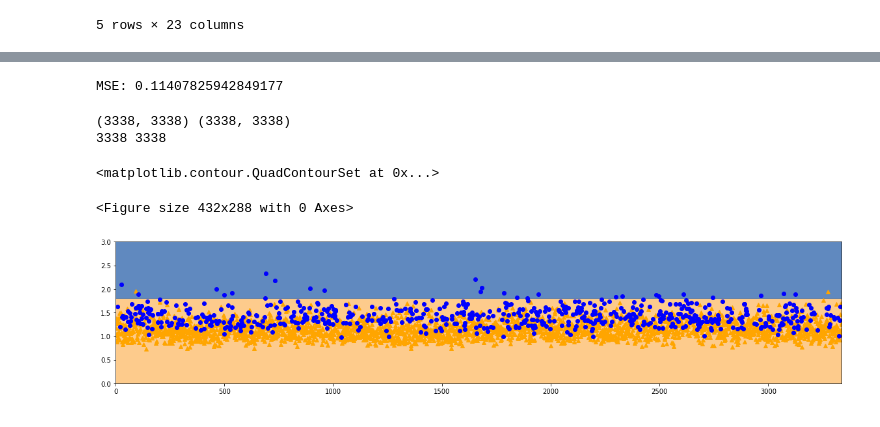
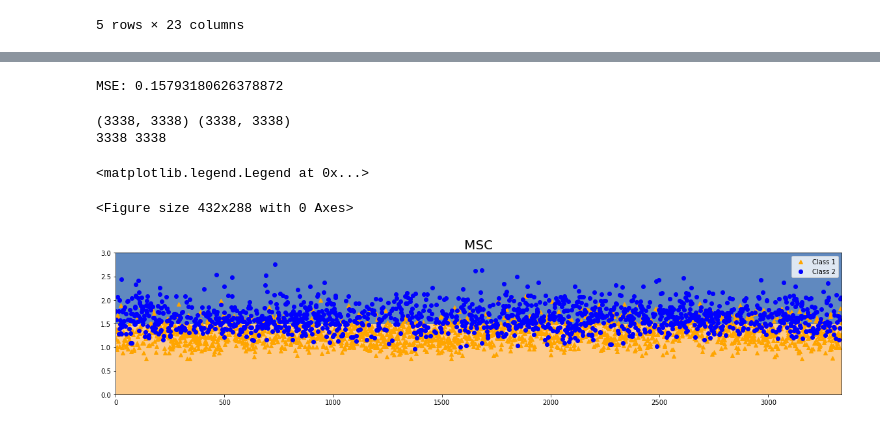
Before and after one commit to AlonsoDiCandia14/Teoria_Informacion, a Jupyter notebook: MP02/MP02.ipynb, the cells around one changed output, grey strips where cells are left out. Drawn from its saved outputs; the diff is of its cells as text; code cells hidden in the pictures.

```diff
--- a/MP02/MP02.ipynb
+++ b/MP02/MP02.ipynb
@@ -49,7 +49,7 @@ new_table[0:5]
 # %%
 Binario = []
 Terciario = []
-class_1_binario = [1,2,3,4,5]
+class_1_binario = [1,2,3,4]
 class_1_terciario = [1,2,3]
 class_2_terciario = [4,5,6]
 for i in new_table["LeagueIndex"]:
@@ -63,9 +63,3 @@ for i in new_table["LeagueIndex"]:
         Terciario.append(2)
     else:
         Terciario.append(3)
-
-#x_axis_binario = np.arange(len(Binario))
-#x_axis_terciario = np.arange(len(Terciario))
-#pl.figure(1)
-#pl.plot(x_axis_binario,Terciario,'*')
-#pl.axis([0, 100, 0, 20])
@@ -121,37 +117,39 @@ Y_result1 = [float(i) for i in Y_result1]
 Y_result1 = np.asarray(Y_result1).T
 Y_result1 = np.asarray([Y_result1,Y_result1])
 # %% [output]
-MSE: 0.11407825942849177
+MSE: 0.15793180626378872
 # %%
 #h = (1.5/3338)  # step size in the mesh
 
 count_binary = collections.Counter(new_table['Binary_Class'])
 border_decition = np.round(count_binary[1]/len(new_table['Binary_Class']),decimals=3)
 
-h1 = (1+border_decition)/3337.5
-h2 = (3-(1+border_decition))/3338
-
-xx, yy_first = np.meshgrid(np.arange(0,3338, 1),np.arange(0, (1+border_decition), h1))
-xx, yy_second = np.meshgrid(np.arange(0,3338, 1),np.arange((1+border_decition), 3, h2))
+#h1 = (1+border_decition)/3337.5
+#h2 = (3-(1+border_decition))/3338
+h = (1.5/3338)
+xx, yy_first = np.meshgrid(np.arange(0,3338, 1) , np.arange(0, 1.5, h))
+xx, yy_second = np.meshgrid(np.arange(0,3338, 1),np.arange(1.5, 3, h))
 
 
 print(xx.shape,yy_first.shape)
 y_predic_first = [np.ones(3338) for i in range(3338)]
 y_predic_second = [np.ones(3338)*2 for i in range(3338)]
 print(len(y_predic_first),len(y_predic_second))
 #print(y_predic_binario[0])
 
 pl.clf()
 pl.figure(figsize =(20,4))
+pl.title("MSC",fontsize = 20)
 #pl.plot(plane[0],plane[1],"k--")
-pl.plot(x_label[0][new_table['Binary_Class'] == 1],Y_result1[0][new_table['Binary_Class'] == 1],'^',color='orange',label='ML')
-pl.plot(x_label[1][new_table['Binary_Class'] == 2],Y_result1[1][new_table['Binary_Class'] == 2],'bo',label='ML')
+pl.plot(x_label[0][new_table['Binary_Class'] == 1],Y_result1[0][new_table['Binary_Class'] == 1],'^',color='orange',label='Class 1')
+pl.plot(x_label[1][new_table['Binary_Class'] == 2],Y_result1[1][new_table['Binary_Class'] == 2],'bo',label='Class 2')
 pl.contourf(xx,yy_first,y_predic_first,cmap=pl.cm.Paired, alpha=0.8)
 pl.contourf(xx,yy_second,y_predic_second,cmap=pl.cm.Accent, alpha=0.8)
+pl.legend()
 #pl.axis([0,8,0,3])
 # %% [output]
 (3338, 3338) (3338, 3338)
 3338 3338
-<matplotlib.contour.QuadContourSet at 0x...>
+<matplotlib.legend.Legend at 0x...>
 <Figure size 432x288 with 0 Axes>
-[figure, old version]
+[figure, new version]
```
Also changed, not shown: parts of 4 cells of this notebook.
